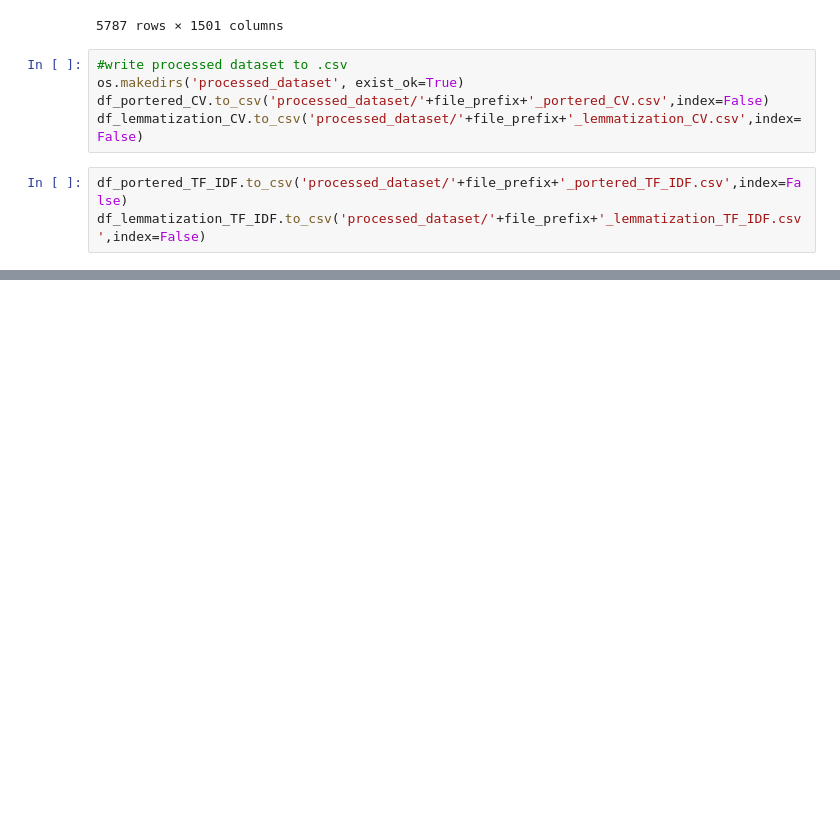
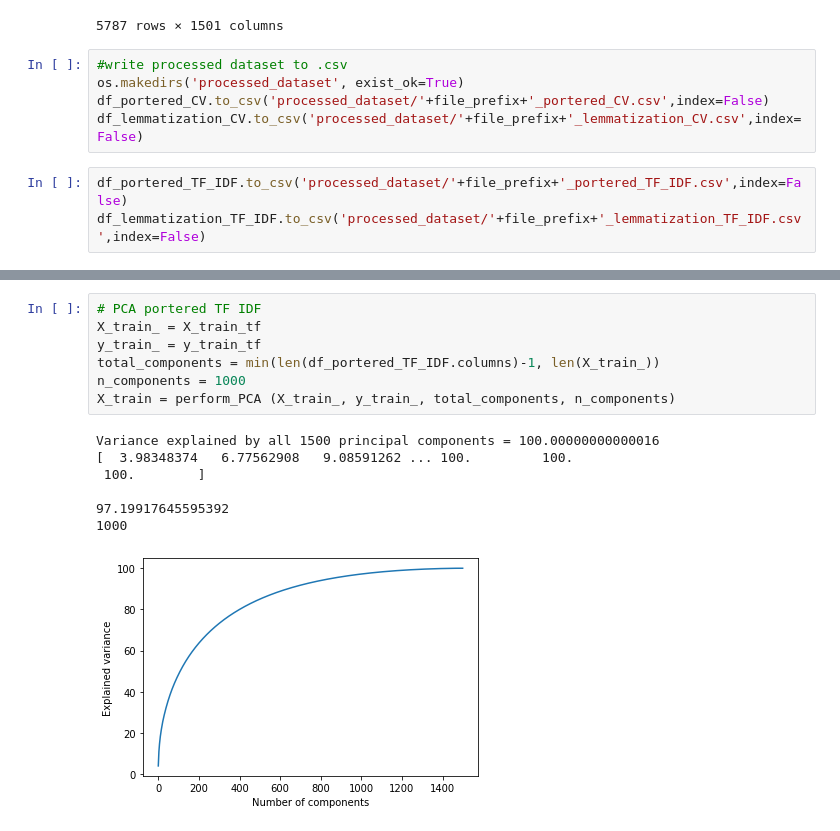
Before and after one commit to sak007/Monkey-Pox-Misinformation-Classification, a Jupyter notebook: code/preprocess_bio.ipynb, the cells around one changed output, grey strips where cells are left out. Saved outputs shown, nothing was run; the diff lists cells and outputs as text; blank space fills up the shorter version.

```diff
--- a/code/preprocess_bio.ipynb
+++ b/code/preprocess_bio.ipynb
@@ -221,0 +324,15 @@ df_lemmatization_TF_IDF.to_csv('processed_dataset/'+file_prefix+'_lemmatization_
+# %%
+# PCA portered TF IDF
+X_train_ = X_train_tf
+y_train_ = y_train_tf
+total_components = min(len(df_portered_TF_IDF.columns)-1, len(X_train_))
+n_components = 1000
+X_train = perform_PCA (X_train_, y_train_, total_components, n_components)
+# %% [output]
+Variance explained by all 1500 principal components = 100.00000000000016
+[  3.98348374   6.77562908   9.08591262 ... 100.         100.
+ 100.        ]
+
+97.19917645595392
+1000
+[figure, added]
```
Also changed, not shown: parts of 12 cells of this notebook, 2 other files.
